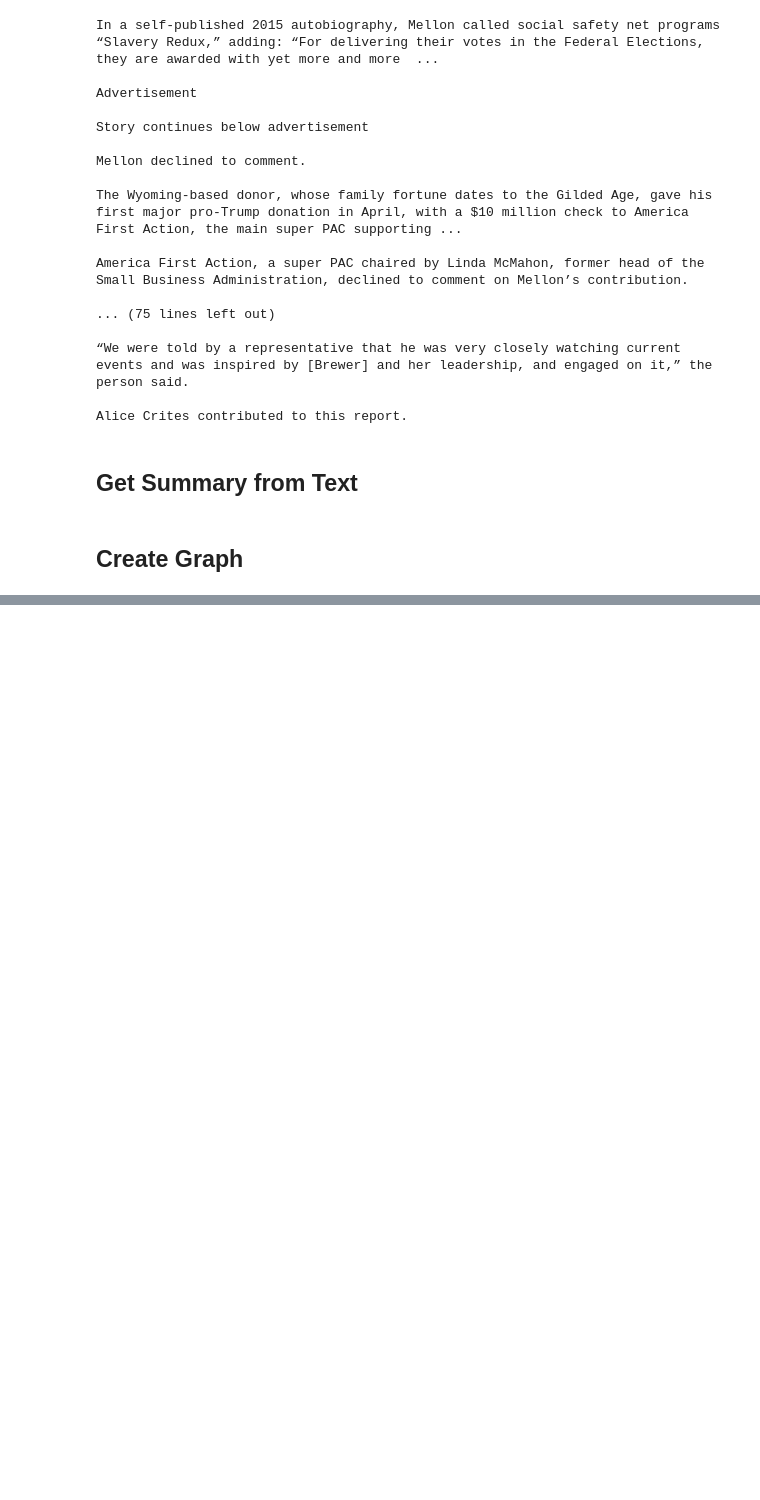
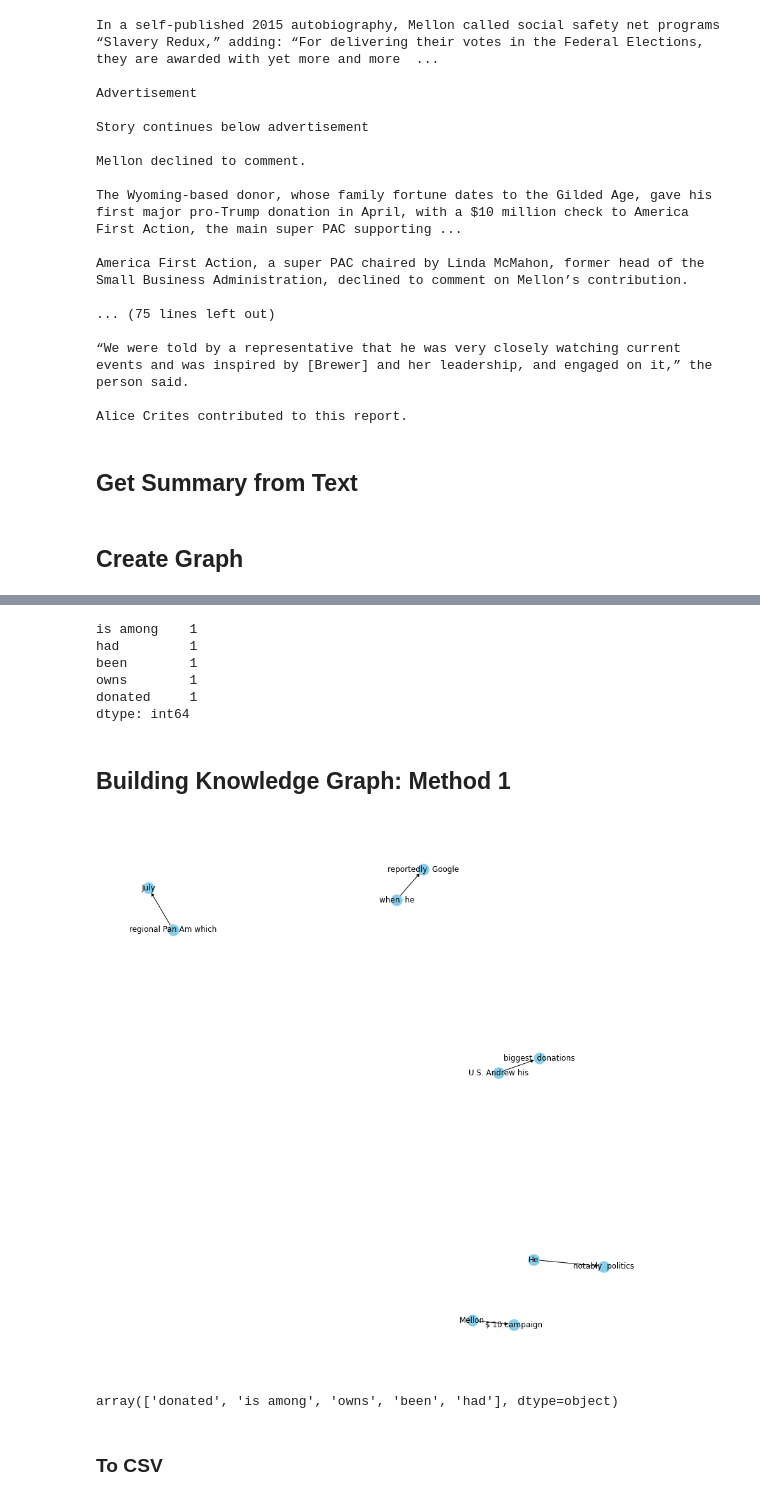
Before and after one commit to s-c-soma/deep_context_graph, a Jupyter notebook: code/StatementChecker_KnowledgeGraph.ipynb, the cells around one changed output, grey strips where cells are left out. Cells and saved outputs as stored; diff of their text form; code cells hidden in the pictures; blank space fills up the shorter version.

Commit message:
knowledge graph: NER, POS Visualization

```diff
--- a/code/StatementChecker_KnowledgeGraph.ipynb
+++ b/code/StatementChecker_KnowledgeGraph.ipynb
@@ -542,0 +1188,22 @@ printGraph(triples)
+# %%
+def get_relation(sent):
+
+  doc = nlp(sent)
+
+  # Matcher class object
+  matcher = Matcher(nlp.vocab)
+
+  #define the pattern ## update pattern using Hearst Patteren
+  pattern = [{'DEP':'ROOT'},
+            {'DEP':'prep','OP':"?"},
+            {'DEP':'agent','OP':"?"},
+            {'POS':'ADJ','OP':"?"}]
+
+  matcher.add("matching_1", None, pattern)
+
+  matches = matcher(doc)
+  k = len(matches) - 1
+
+  span = doc[matches[k][1]:matches[k][2]]
+
+  return(span.text)
@@ -542,0 +1214,40 @@ printGraph(triples)
+# %%
+relations = [get_relation(i) for i in tqdm(sentences)]
+# %%
+pd.Series(relations).value_counts()[:50]
+# %% [output]
+is among    1
+had         1
+been        1
+owns        1
+donated     1
+dtype: int64
+# %% [markdown]
+## Building Knowledge Graph: Method 1
+# %%
+# extract subject
+source = [i[0] for i in entity_pairs]
+
+# extract object
+target = [i[1] for i in entity_pairs]
+
+kg_df = pd.DataFrame({'source':source, 'target':target, 'edge':relations})
+# %%
+
+# create a directed-graph from a dataframe
+G=nx.from_pandas_edgelist(kg_df, "source", "target",
+                          edge_attr=True, create_using=nx.MultiDiGraph())
+# %%
+plt.figure(figsize=(12,12))
+
+pos = nx.spring_layout(G)
+nx.draw(G, with_labels=True, node_color='skyblue', edge_cmap=plt.cm.Blues, pos = pos)
+plt.show()
+# %% [output]
+[figure, added]
+# %%
+kg_df['edge'].unique()
+# %% [output]
+array(['donated', 'is among', 'owns', 'been', 'had'], dtype=object)
+# %% [markdown]
+### To CSV
```
Also changed, not shown: parts of 66 cells of this notebook.
